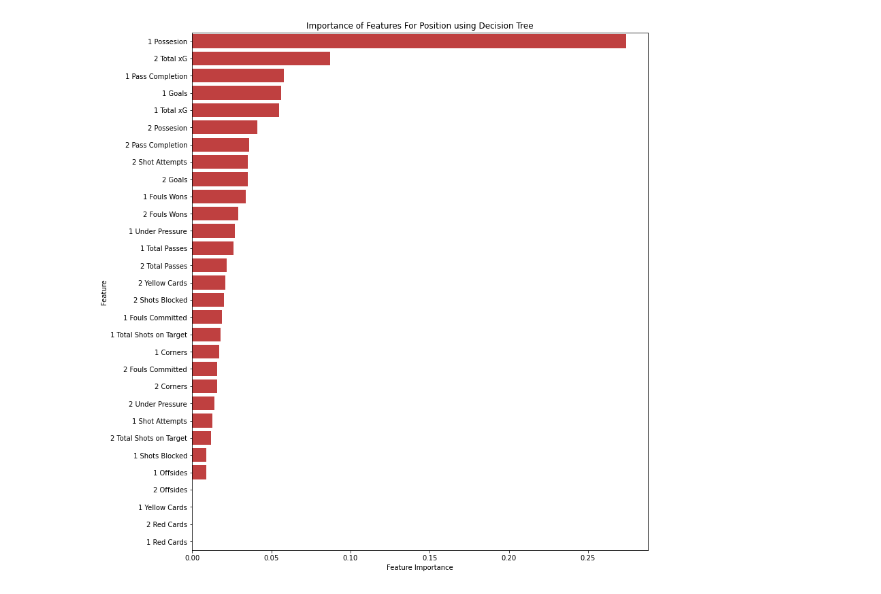
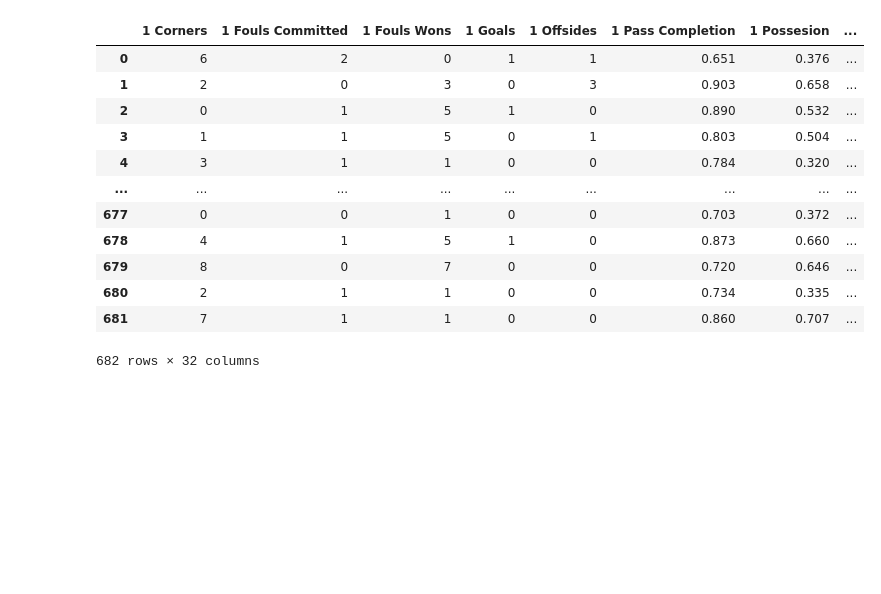
Before and after one commit to ido-tzhori/Soccer-Stats, a Jupyter notebook: Half Predict.ipynb, the cells around one changed output. Saved outputs shown, nothing was run; the diff lists cells and outputs as text; code cells hidden in the pictures; blank space fills up the shorter version.

```diff
--- a/Half Predict.ipynb
+++ b/Half Predict.ipynb
@@ -226,14 +290,16 @@ Index(['1 Corners', '1 Fouls Committed', '1 Fouls Wons', '1 Goals',
 # %%
-import matplotlib.pyplot as plt
-import seaborn as sns
-
-important_features = pd.DataFrame({'feature':df.columns[:30],'importance':np.round(clf.feature_importances_,3)})
-important_features = important_features.sort_values('importance',ascending=False)
-
-f, ax = plt.subplots(figsize=(12, 14))
-g = sns.barplot(x='importance', y='feature', data=important_features,
-                color="red", saturation=.5, label="Total")
-g.set(xlabel='Feature Importance', ylabel='Feature', title='Importance of Features For Position using Decision Tree')
-plt.show()
+df
 # %% [output]
-[figure, removed]
+|  | 1 Corners | 1 Fouls Committed | 1 Fouls Wons | 1 Goals | 1 Offsides | 1 Pass Completion | 1 Possesion | ... |
+| 0 | 6 | 2 | 0 | 1 | 1 | 0.651 | 0.376 | ... |
+| 1 | 2 | 0 | 3 | 0 | 3 | 0.903 | 0.658 | ... |
+| 2 | 0 | 1 | 5 | 1 | 0 | 0.890 | 0.532 | ... |
+| 3 | 1 | 1 | 5 | 0 | 1 | 0.803 | 0.504 | ... |
+| 4 | 3 | 1 | 1 | 0 | 0 | 0.784 | 0.320 | ... |
+| ... | ... | ... | ... | ... | ... | ... | ... | ... |
+| 677 | 0 | 0 | 1 | 0 | 0 | 0.703 | 0.372 | ... |
+| 678 | 4 | 1 | 5 | 1 | 0 | 0.873 | 0.660 | ... |
+| 679 | 8 | 0 | 7 | 0 | 0 | 0.720 | 0.646 | ... |
+| 680 | 2 | 1 | 1 | 0 | 0 | 0.734 | 0.335 | ... |
+| 681 | 7 | 1 | 1 | 0 | 0 | 0.860 | 0.707 | ... |
+682 rows × 32 columns
```
Also changed, not shown: parts of 30 cells of this notebook, 3 other files.
